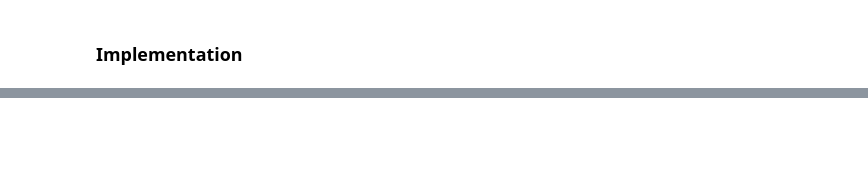
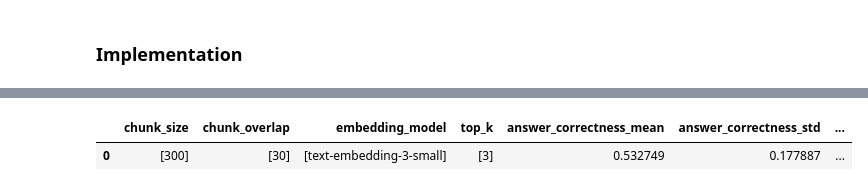
Before and after one commit to khchu93/Do-my-history-exam, a Jupyter notebook: rag_final.ipynb, the cells around one changed output, grey strips where cells are left out. Drawn from its saved outputs; the diff is of its cells as text; code cells hidden in the pictures; blank space fills up the shorter version.

```diff
--- a/rag_final.ipynb
+++ b/rag_final.ipynb
@@ -126,8 +126,8 @@ def normalize_text(text: str) -> str:
         Normalized text with standardized quotes and collapsed whitespace
     """
     # Convert curly quotes to straight quotes
-    text = text.replace(""", '"').replace(""", '"')
-    text = text.replace("'", "'").replace("'", "'")
+    text = text.replace("“", '"').replace("”", '"')
+    text = text.replace("‘", "'").replace("’", "'")
 
     # Collapse all whitespace (newlines, tabs, multiple spaces) to single space
     text = re.sub(r"\s+", " ", text)
@@ -1015 +1013,6 @@ EVALUATION RESULTS
 📁 Generation results saved to rag_generation_eval.csv
+# %%
+display(df)
+# %% [output]
+|  | chunk_size | chunk_overlap | embedding_model | top_k | answer_correctness_mean | answer_correctness_std | ... |
+| 0 | [300] | [30] | [text-embedding-3-small] | [3] | 0.532749 | 0.177887 | ... |
```
Also changed, not shown: parts of 1 cell of this notebook, 12 other files.
